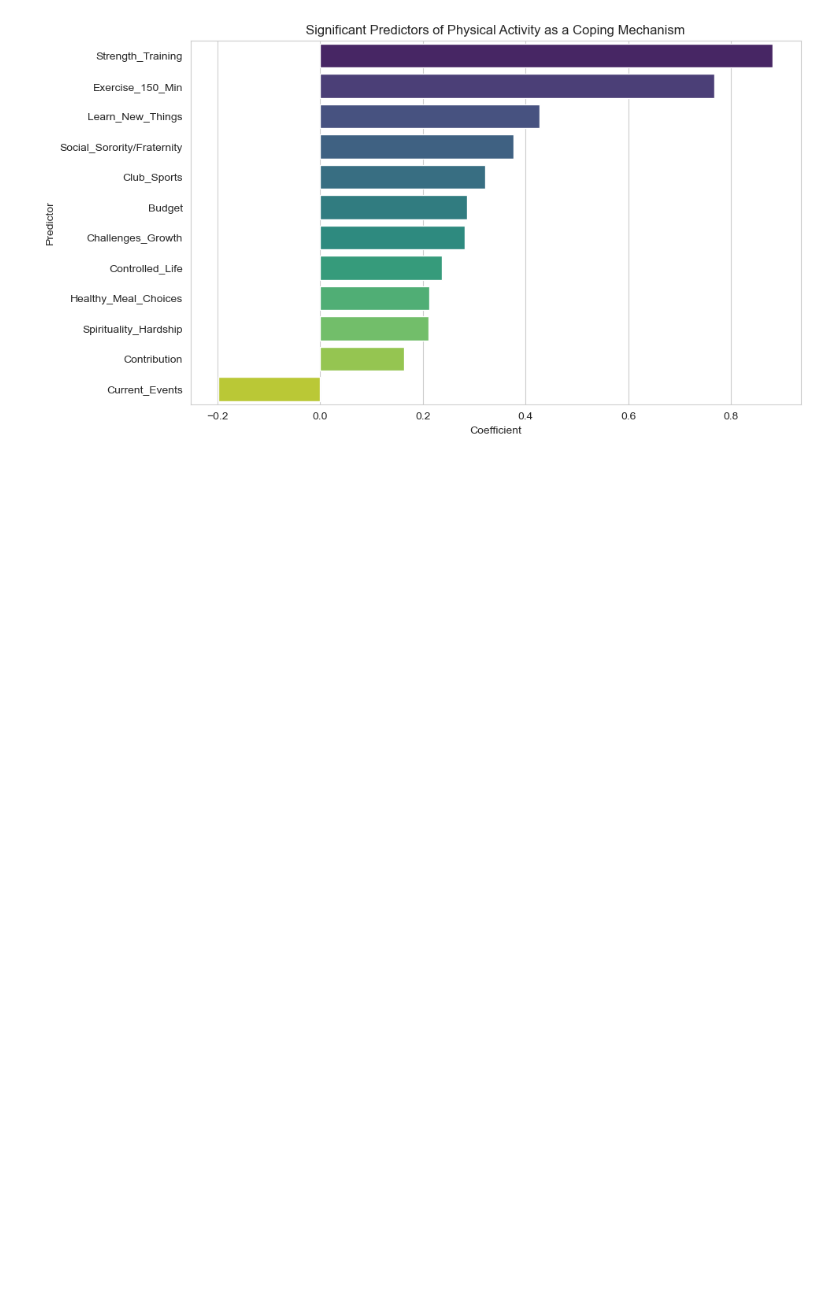
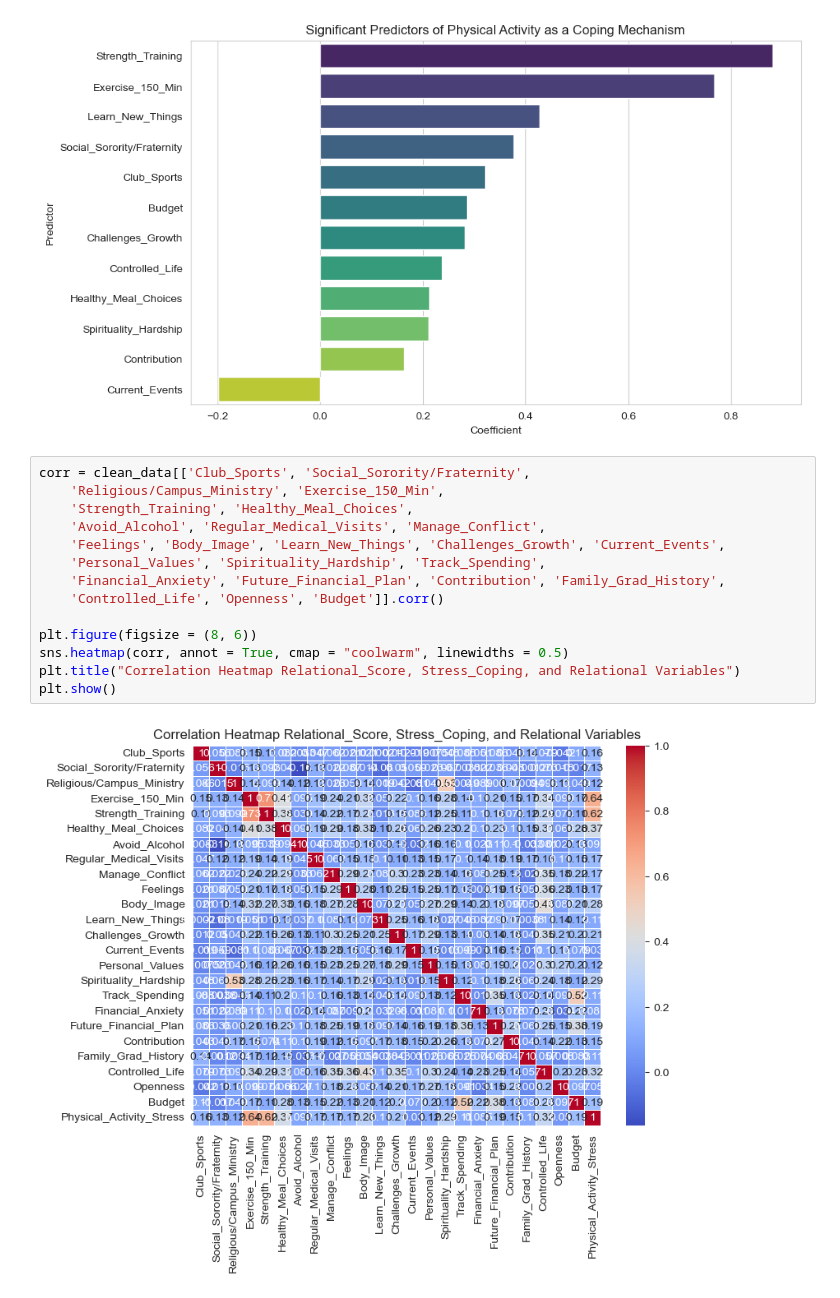
Before and after one commit to Matthew-Wolz/Physical-Health-Research, a Jupyter notebook: Notebook/Physical Health Research.ipynb, the cells around one changed output. Saved outputs shown, nothing was run; the diff lists cells and outputs as text; blank space fills up the shorter version.

Commit message:
cleaning up the file for clarity

```diff
--- a/Notebook/Physical Health Research.ipynb
+++ b/Notebook/Physical Health Research.ipynb
@@ -667,3 +449,19 @@ Passing `palette` without assigning `hue` is deprecated and will be removed in v
 
   sns.barplot(x='Coefficient', y='Predictor', data=coef_df, palette='viridis')
 [figure]
+# %%
+corr = clean_data[['Club_Sports', 'Social_Sorority/Fraternity',
+    'Religious/Campus_Ministry', 'Exercise_150_Min',
+    'Strength_Training', 'Healthy_Meal_Choices',
+    'Avoid_Alcohol', 'Regular_Medical_Visits', 'Manage_Conflict',
+    'Feelings', 'Body_Image', 'Learn_New_Things', 'Challenges_Growth', 'Current_Events',
+    'Personal_Values', 'Spirituality_Hardship', 'Track_Spending',
+    'Financial_Anxiety', 'Future_Financial_Plan', 'Contribution', 'Family_Grad_History',
+    'Controlled_Life', 'Openness', 'Budget']].corr()
+
+plt.figure(figsize = (8, 6))
+sns.heatmap(corr, annot = True, cmap = "coolwarm", linewidths = 0.5)
+plt.title("Correlation Heatmap Relational_Score, Stress_Coping, and Relational Variables")
+plt.show()
+# %% [output]
+[figure, added]
```
Also changed, not shown: parts of 13 cells of this notebook.
